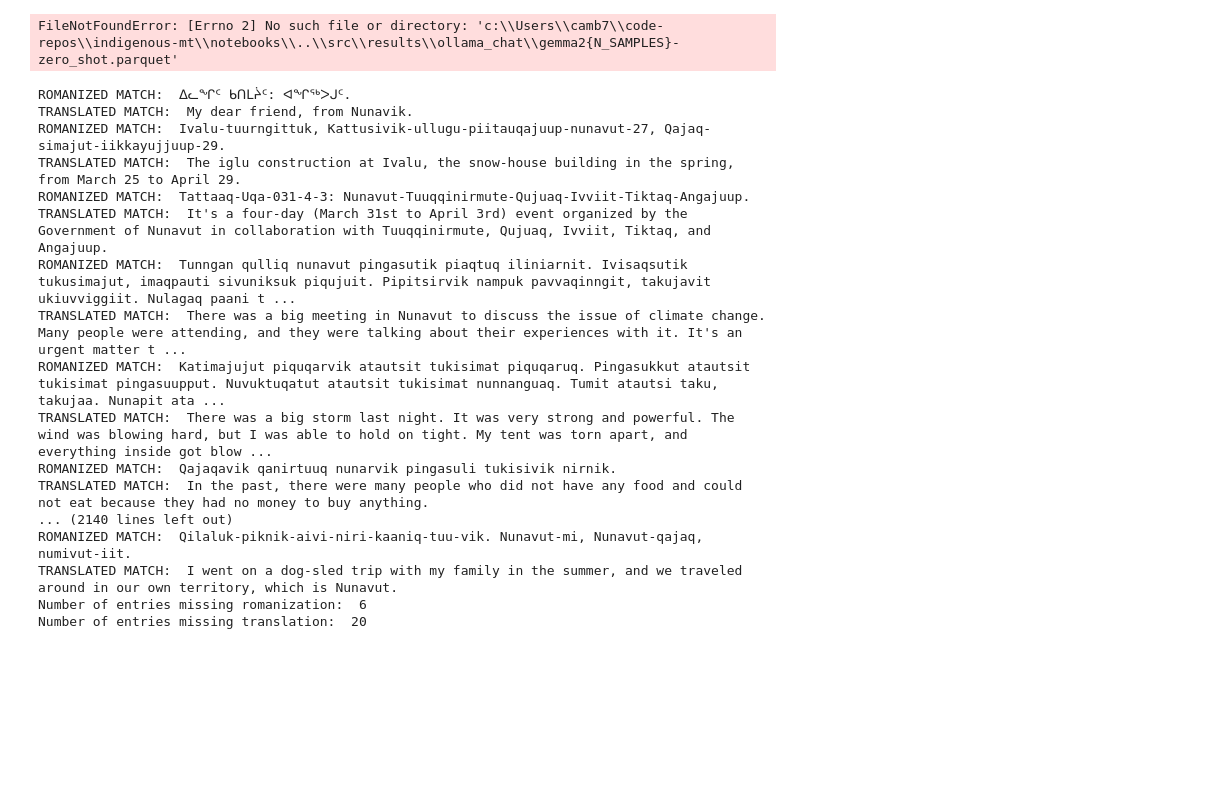
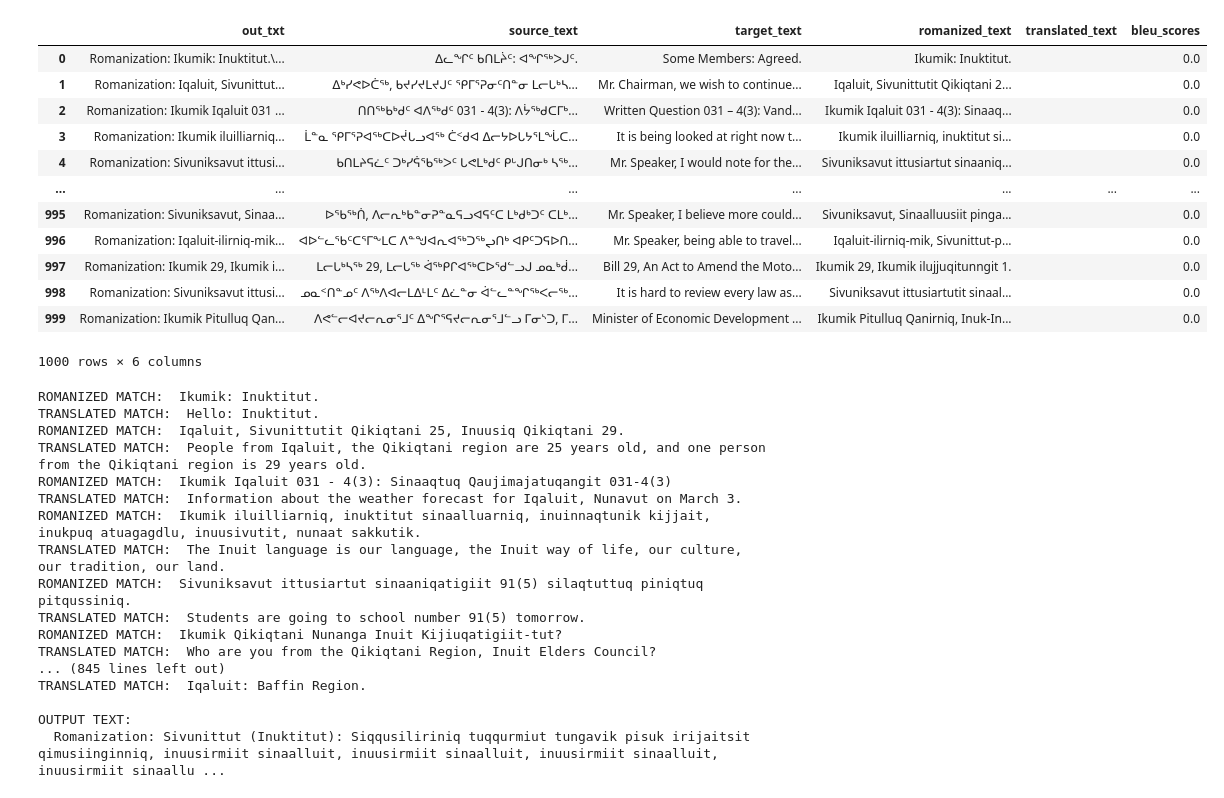
Before and after one commit to CamBish/indigenous-mt, a Jupyter notebook: notebooks/zero_shot.ipynb, the cells around one changed output. Drawn from its saved outputs; the diff is of its cells as text; code cells hidden in the pictures; blank space fills up the shorter version.

Commit message:
cleaned 0 shot Mistral results

```diff
--- a/notebooks/zero_shot.ipynb
+++ b/notebooks/zero_shot.ipynb
@@ -1,33 +1,45 @@
 # %%
 import os
 import re
 import pandas as pd
 import dtale
 import sacrebleu
 import comet
 
 project_dir = os.path.join(os.path.abspath(''), os.pardir)
 
 
-MODEL = "ollama_chat/gemma2"
+MODEL = "ollama_chat/mistral"
 N_SAMPLES = 1000
 
 out_path = f"results/{MODEL}/{N_SAMPLES}-zero_shot.parquet"
 
 ZERO_SHOT_RESULT_PATH = os.path.join(
     project_dir,
     "src",
     "results",
     "ollama_chat",
-    "gemma2"
-    "{N_SAMPLES}-zero_shot.parquet"
+    "mistral",
+    "1000-zero_shot.parquet"
 )
 
 
 df = pd.read_parquet(ZERO_SHOT_RESULT_PATH)
 display(df)
 # %% [output]
+|  | out_txt | source_text | target_text | romanized_text | translated_text | bleu_scores |
+| 0 | Romanization: Ikumik: Inuktitut.\... | ᐃᓚᖏᑦ ᑲᑎᒪᔩᑦ: ᐊᖏᖅᐳᒍᑦ. | Some Members: Agreed. | Ikumik: Inuktitut. |  | 0.0 |
+| 1 | Romanization: Iqaluit, Sivunittut... | ᐃᒃᓯᕙᐅᑖᖅ, ᑲᔪᓯᔪᒪᔪᒍᑦ ᕿᒥᕐᕈᓂᑦᑎᓐᓂ ᒪᓕᒐᒃᓴ... | Mr. Chairman, we wish to continue... | Iqaluit, Sivunittutit Qikiqtani 2... |  | 0.0 |
+| 2 | Romanization: Ikumik Iqaluit 031 ... | ᑎᑎᖅᑲᒃᑯᑦ ᐊᐱᖅᑯᑦ 031 - 4(3): ᐱᔮᖅᑯᑕᒥᒃ... | Written Question 031 – 4(3): Vand... | Ikumik Iqaluit 031 - 4(3): Sinaaq... |  | 0.0 |
+| 3 | Romanization: Ikumik iluilliarniq... | ᒫᓐᓇ ᕿᒥᕐᕈᐊᖅᑕᐅᔫᒐᓗᐊᖅ ᑖᑉᑯᐊ ᐃᓕᔭᐅᒐᔭᕐᒪᖔᑕ... | It is being looked at right now t... | Ikumik iluilliarniq, inuktitut si... |  | 0.0 |
+| 4 | Romanization: Sivuniksavut ittusi... | ᑲᑎᒪᔨᕋᓛᑦ ᑐᒃᓯᕌᖃᖅᐳᑦ ᒐᕙᒪᒃᑯᑦ ᑭᒡᒍᑎᓂᒃ ᓴᖅ... | Mr. Speaker, I would note for the... | Sivuniksavut ittusiartut sinaaniq... |  | 0.0 |
+| ... | ... | ... | ... | ... | ... | ... |
+| 995 | Romanization: Sivuniksavut, Sinaa... | ᐅᖃᖅᑏ, ᐱᓕᕆᒃᑲᓐᓂᕈᓐᓇᕋᓗᐊᕋᑦᑕ ᒪᒃᑯᒃᑐᑦ ᑕᒪᒃ... | Mr. Speaker, I believe more could... | Sivuniksavut, Sinaalluusiit pinga... |  | 0.0 |
+| 996 | Romanization: Iqaluit-ilirniq-mik... | ᐊᐅᓪᓚᖃᑦᑕᕐᒥᖕᒪᑕ ᐱᓐᖑᐊᕆᐊᖅᑐᖅᖢᑎᒃ ᐊᑭᑦᑐᕋᐅᑎ... | Mr. Speaker, being able to travel... | Iqaluit-ilirniq-mik, Sivunittut-p... |  | 0.0 |
+| 997 | Romanization: Ikumik 29, Ikumik i... | ᒪᓕᒐᒃᓴᖅ 29, ᒪᓕᒐᖅ ᐋᖅᑭᒋᐊᖅᑕᐅᖁᓪᓗᒍ ᓄᓇᒃᑰ... | Bill 29, An Act to Amend the Moto... | Ikumik 29, Ikumik ilujjuqitunngit 1. |  | 0.0 |
+| 998 | Romanization: Sivuniksavut ittusi... | ᓄᓇᑉᑎᓐᓄᑦ ᐱᖅᐱᐊᓕᒪᐃᒻᒪᑦ ᐃᓛᓐᓂ ᐋᓪᓚᓐᖏᖅᐸᓕᖅ... | It is hard to review every law as... | Sivuniksavut ittusiartutit sinaal... |  | 0.0 |
+| 999 | Romanization: Ikumik Pitulluq Qan... | ᐱᕙᓪᓕᐊᔪᓕᕆᓂᕐᒧᑦ ᐃᖏᕐᕋᔪᓕᕆᓂᕐᒧᓪᓗ ᒥᓂᔅᑐ, ᒥ... | Minister of Economic Development ... | Ikumik Pitulluq Qanirniq, Inuk-In... |  | 0.0 |
-FileNotFoundError: [Errno 2] No such file or directory: 'c:\\Users\\camb7\\code-repos\\indigenous-mt\\notebooks\\..\\src\\results\\ollama_chat\\gemma2{N_SAMPLES}-zero_shot.parquet'
+1000 rows × 6 columns
 # %%
 missing_romanization = 0
 missing_translation = 0
@@ -66,22 +78,22 @@ for i, row in df.iterrows():
 print("Number of entries missing romanization: ",missing_romanization)
 print("Number of entries missing translation: ", missing_translation)
 # %% [output]
-ROMANIZED MATCH:  ᐃᓚᖏᑦ ᑲᑎᒪᔩᑦ: ᐊᖏᖅᐳᒍᑦ.
-TRANSLATED MATCH:  My dear friend, from Nunavik.
-ROMANIZED MATCH:  Ivalu-tuurngittuk, Kattusivik-ullugu-piitauqajuup-nunavut-27, Qajaq-simajut-iikkayujjuup-29.
-TRANSLATED MATCH:  The iglu construction at Ivalu, the snow-house building in the spring, from March 25 to April 29.
-ROMANIZED MATCH:  Tattaaq-Uqa-031-4-3: Nunavut-Tuuqqinirmute-Qujuaq-Ivviit-Tiktaq-Angajuup.
-TRANSLATED MATCH:  It's a four-day (March 31st to April 3rd) event organized by the Government of Nunavut in collaboration with Tuuqqinirmute, Qujuaq, Ivviit, Tiktaq, and Angajuup.
-ROMANIZED MATCH:  Tunngan qulliq nunavut pingasutik piaqtuq iliniarnit. Ivisaqsutik tukusimajut, imaqpauti sivuniksuk piqujuit. Pipitsirvik nampuk pavvaqinngit, takujavit ukiuvviggiit. Nulagaq paani t ...
-TRANSLATED MATCH:  There was a big meeting in Nunavut to discuss the issue of climate change. Many people were attending, and they were talking about their experiences with it. It's an urgent matter t ...
-ROMANIZED MATCH:  Katimajujut piquqarvik atautsit tukisimat piquqaruq. Pingasukkut atautsit tukisimat pingasuupput. Nuvuktuqatut atautsit tukisimat nunnanguaq. Tumit atautsi taku, takujaa. Nunapit ata ...
-TRANSLATED MATCH:  There was a big storm last night. It was very strong and powerful. The wind was blowing hard, but I was able to hold on tight. My tent was torn apart, and everything inside got blow ...
-ROMANIZED MATCH:  Qajaqavik qanirtuuq nunarvik pingasuli tukisivik nirnik.
-TRANSLATED MATCH:  In the past, there were many people who did not have any food and could not eat because they had no money to buy anything.
-... (2140 lines left out)
-ROMANIZED MATCH:  Qilaluk-piknik-aivi-niri-kaaniq-tuu-vik. Nunavut-mi, Nunavut-qajaq, numivut-iit.
-TRANSLATED MATCH:  I went on a dog-sled trip with my family in the summer, and we traveled around in our own territory, which is Nunavut.
-Number of entries missing romanization:  6
-Number of entries missing translation:  20
+ROMANIZED MATCH:  Ikumik: Inuktitut.
+TRANSLATED MATCH:  Hello: Inuktitut.
+ROMANIZED MATCH:  Iqaluit, Sivunittutit Qikiqtani 25, Inuusiq Qikiqtani 29.
+TRANSLATED MATCH:  People from Iqaluit, the Qikiqtani region are 25 years old, and one person from the Qikiqtani region is 29 years old.
+ROMANIZED MATCH:  Ikumik Iqaluit 031 - 4(3): Sinaaqtuq Qaujimajatuqangit 031-4(3)
+TRANSLATED MATCH:  Information about the weather forecast for Iqaluit, Nunavut on March 3.
+ROMANIZED MATCH:  Ikumik iluilliarniq, inuktitut sinaalluarniq, inuinnaqtunik kijjait, inukpuq atuagagdlu, inuusivutit, nunaat sakkutik.
+TRANSLATED MATCH:  The Inuit language is our language, the Inuit way of life, our culture, our tradition, our land.
+ROMANIZED MATCH:  Sivuniksavut ittusiartut sinaaniqatigiit 91(5) silaqtuttuq piniqtuq pitqussiniq.
+TRANSLATED MATCH:  Students are going to school number 91(5) tomorrow.
+ROMANIZED MATCH:  Ikumik Qikiqtani Nunanga Inuit Kijiuqatigiit-tut?
+TRANSLATED MATCH:  Who are you from the Qikiqtani Region, Inuit Elders Council?
+... (845 lines left out)
+TRANSLATED MATCH:  Iqaluit: Baffin Region.
+
+OUTPUT TEXT:
+  Romanization: Sivunittut (Inuktitut): Siqqusiliriniq tuqqurmiut tungavik pisuk irijaitsit qimusiinginniq, inuusirmiit sinaalluit, inuusirmiit sinaalluit, inuusirmiit sinaalluit, inuusirmiit sinaallu ...
 # %%
 # move dataframe to excel for manual correction
```
Also changed, not shown: parts of 1 cell of this notebook, 2 other files.
